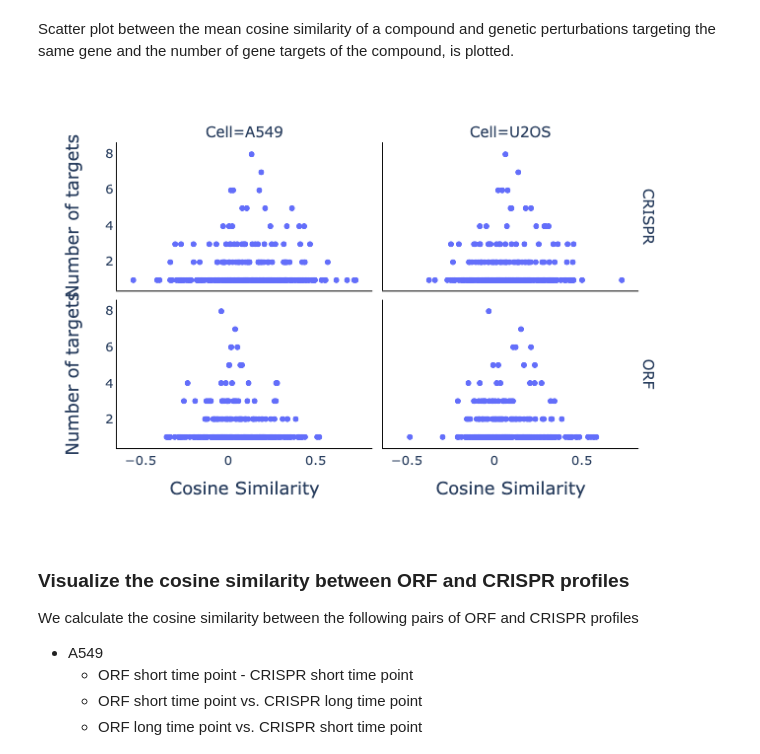
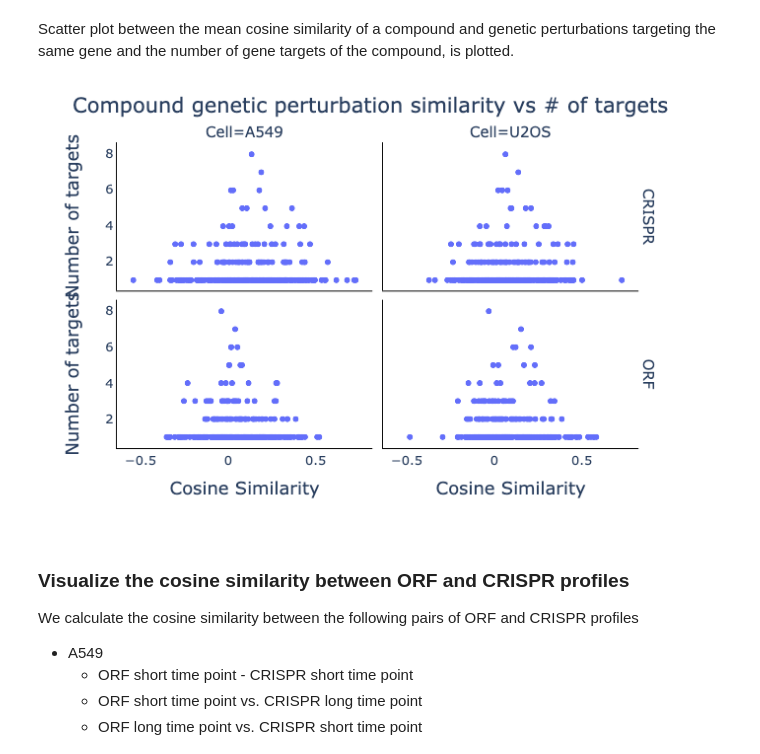
Before and after one commit to jump-cellpainting/2024_Chandrasekaran_NatureMethods, a Jupyter notebook: benchmark/5.visualize-similarities.ipynb, the cells around one changed output. Drawn from its saved outputs; the diff is of its cells as text; code cells hidden in the pictures.

Commit message:
Update figures

```diff
--- a/benchmark/5.visualize-similarities.ipynb
+++ b/benchmark/5.visualize-similarities.ipynb
@@ -160,9 +160,9 @@ fig = px.box(
     facet_col = 'Cell',
     color_discrete_map=color_discrete_map_null
     )
-fig.update_layout(
-    xaxis1=dict(linecolor = "#000000", tickfont=dict(size=13)),
-    xaxis2=dict(linecolor = "#000000", tickfont=dict(size=13)),
+fig.update_layout(title='Compound genetic perturbation similarity',
+    xaxis1=dict(linecolor = "#000000"),
+    xaxis2=dict(linecolor = "#000000"),
     xaxis3=dict(linecolor = "#000000"),
     xaxis4=dict(linecolor = "#000000"),
     yaxis1=dict(title='Cosine Similarity', linecolor = "#000000", tickfont=dict(size=13)),
@@ -236,29 +236,29 @@ matching_df = matching_df.query('same_target==True').groupby(['Cell','Modality1'
 # %%
 fig = px.scatter(
     matching_df,
     x='cosine_sim',
     y='n_targets',
     facet_col = 'Cell',
     facet_row = 'Genetic_Perturbation'
 )
-fig.update_layout(
+fig.update_layout(title='Compound genetic perturbation similarity vs # of targets',
     xaxis1=dict(title='Cosine Similarity', linecolor = "#000000", tickfont=dict(size=13)),
     xaxis2=dict(title='Cosine Similarity', linecolor = "#000000", tickfont=dict(size=13)),
     xaxis3=dict(linecolor = "#000000"),
     xaxis4=dict(linecolor = "#000000"),
     yaxis1=dict(title='Number of targets', linecolor = "#000000", tickfont=dict(size=13)),
     yaxis2=dict(linecolor = "#000000"),
     yaxis3=dict(title='Number of targets', linecolor = "#000000", tickfont=dict(size=13)),
     yaxis4=dict(linecolor = "#000000"),
     font=dict(size=15),
     paper_bgcolor='rgba(0,0,0,0)',
     plot_bgcolor='rgba(0,0,0,0)',
 )
 fig.for_each_annotation(lambda a: a.update(text=a.text.replace("Genetic_Perturbation=", "")))
 fig.show("png")
 fig.write_image('figures/5.cosine_similarities_ntargets.png', width=640, height=480, scale=2)
 # %% [output]
-[figure, old version]
+[figure, new version]
 # %% [markdown]
 ### Visualize the cosine similarity between ORF and CRISPR profiles
 We calculate the cosine similarity between the following pairs of ORF and CRISPR profiles
```
Also changed, not shown: parts of 2 cells of this notebook, 3 other files.
